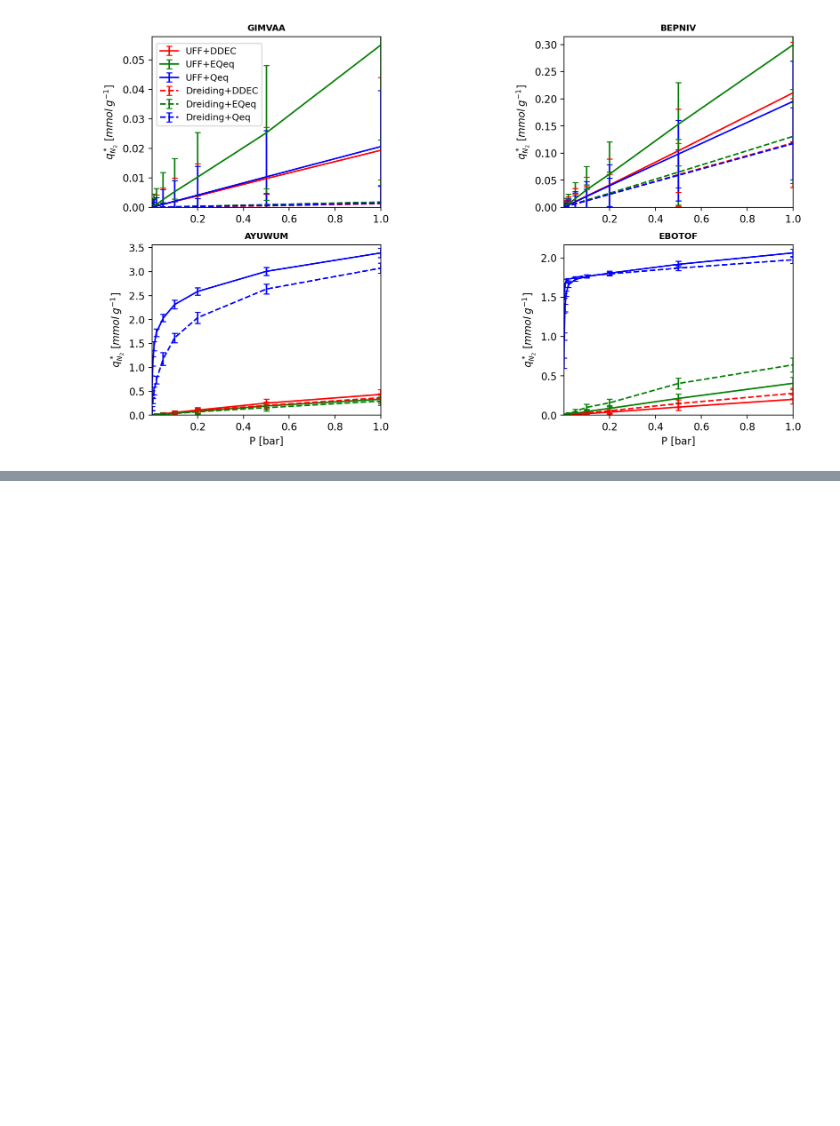
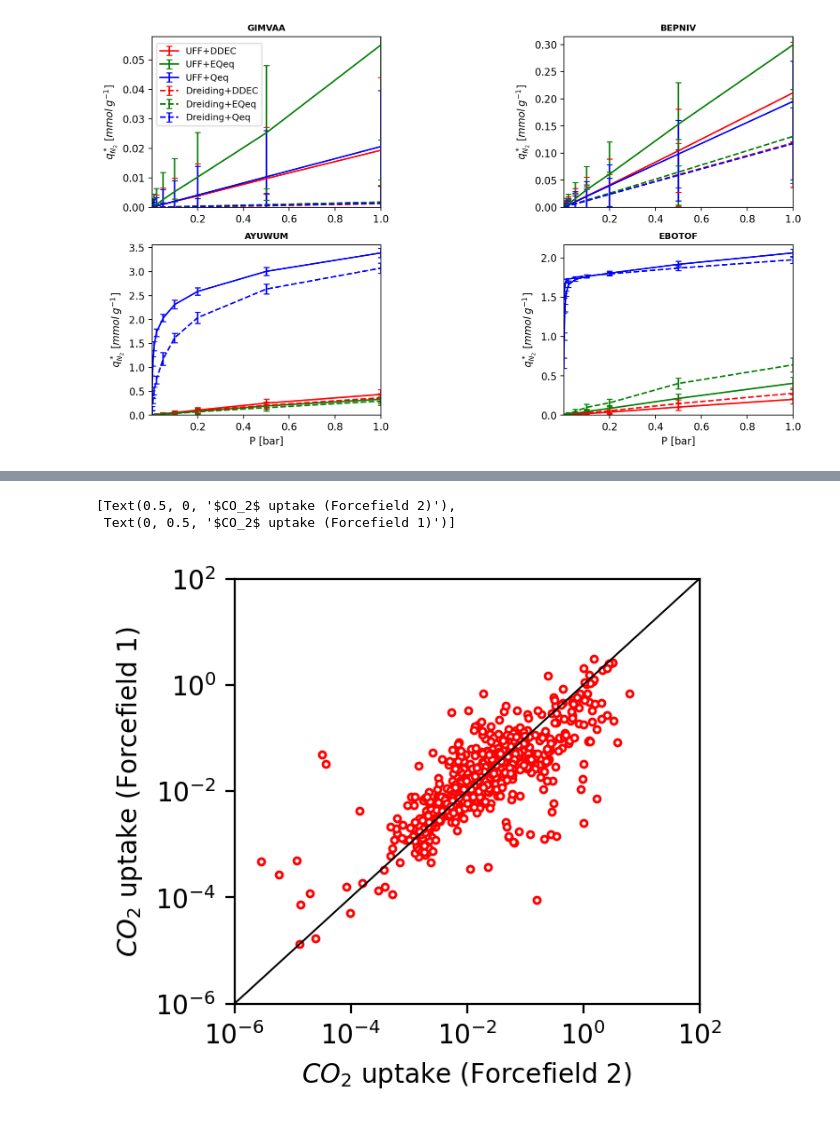
Before and after one commit to ConorNCleeton/uncertainty_screening_mofs, a Jupyter notebook: GCMC_exploratory_data_analysis/Exploratory_data_analysis.ipynb, the cells around one changed output, grey strips where cells are left out. Saved outputs shown, nothing was run; the diff lists cells and outputs as text; code cells hidden in the pictures; blank space fills up the shorter version.

```diff
--- a/GCMC_exploratory_data_analysis/Exploratory_data_analysis.ipynb
+++ b/GCMC_exploratory_data_analysis/Exploratory_data_analysis.ipynb
@@ -821,0 +767,17 @@ plt.subplots_adjust(left=0.1,
+# %%
+lowP = 100
+P_low = CO2_df[CO2_df['Pressure(Pa)']==lowP]; P_low = P_low[P_low['Temp(K)']==298]
+
+fig,ax=plt.subplots(figsize=(3.2,3),dpi=200)
+ax.plot(P_low[P_low['ID']==2]['Loading(mmol/g)'],P_low[P_low['ID']==1]['Loading(mmol/g)'],'o',mec='r',ms=2.5,mfc='w',c='r',label='UFF+EQeq')  # UFF + EQeqCharge
+ax.plot([1e-6,100],[1e-6,100],'-k',linewidth=0.7)
+ax.set_xscale('log')
+ax.set_yscale('log')
+ax.set_xlim(1e-6,100)
+ax.set_ylim(1e-6,100)
+ax.set(xlabel='$CO_2$ uptake (Forcefield 2)',ylabel='$CO_2$ uptake (Forcefield 1)')
+# plt.savefig('N2_examples_FF_failures.png', dpi=500)
+# %% [output]
+[Text(0.5, 0, '$CO_2$ uptake (Forcefield 2)'),
+ Text(0, 0.5, '$CO_2$ uptake (Forcefield 1)')]
+[figure, added]
```
Also changed, not shown: parts of 8 cells of this notebook.
